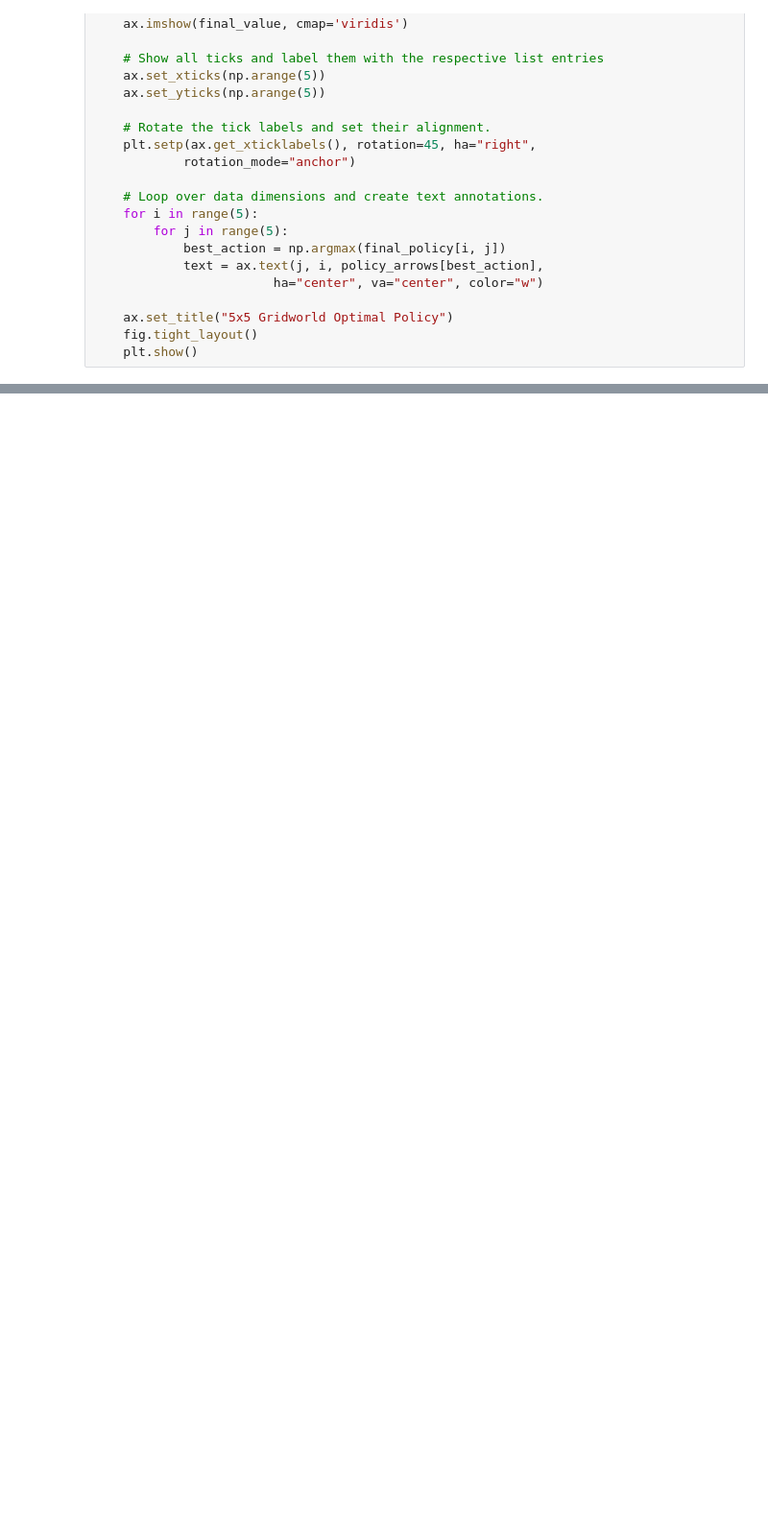
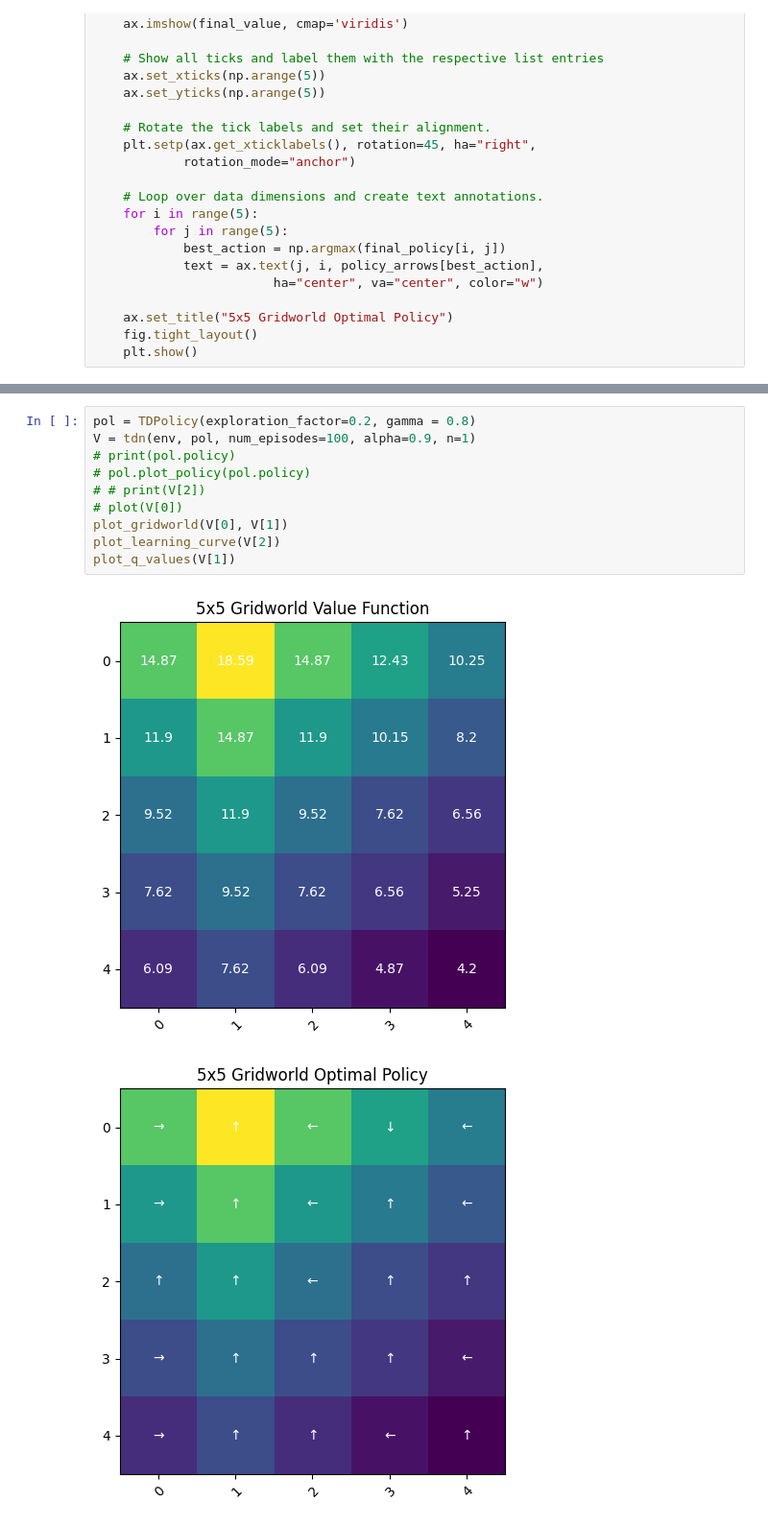
Before and after one commit to Fynn12345/DRL, a Jupyter notebook: sheet4/gridworlds/example_gridworld/B4A1.ipynb, the cells around one changed output, grey strips where cells are left out. Shown at 96% size. Saved outputs shown, nothing was run; the diff lists cells and outputs as text; blank space fills up the shorter version.

```diff
--- a/sheet4/gridworlds/example_gridworld/B4A1.ipynb
+++ b/sheet4/gridworlds/example_gridworld/B4A1.ipynb
@@ -154,0 +355,13 @@ def plot_gridworld(final_value, final_policy):
+# %%
+pol = TDPolicy(exploration_factor=0.2, gamma = 0.8)
+V = tdn(env, pol, num_episodes=100, alpha=0.9, n=1)
+# print(pol.policy)
+# pol.plot_policy(pol.policy)
+# # print(V[2])
+# plot(V[0])
+plot_gridworld(V[0], V[1])
+plot_learning_curve(V[2])
+plot_q_values(V[1])
+# %% [output]
+[figure, added]
+[figure, added]
```
Also changed, not shown: parts of 7 cells of this notebook, 1 other file.
